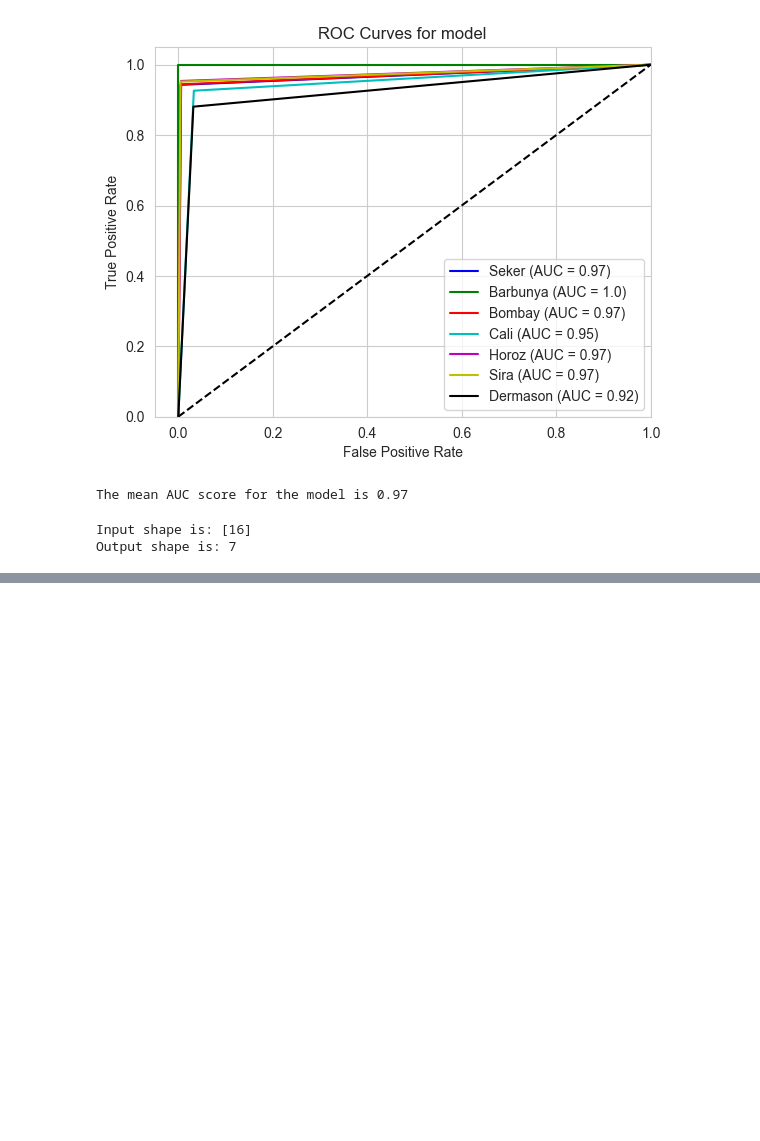
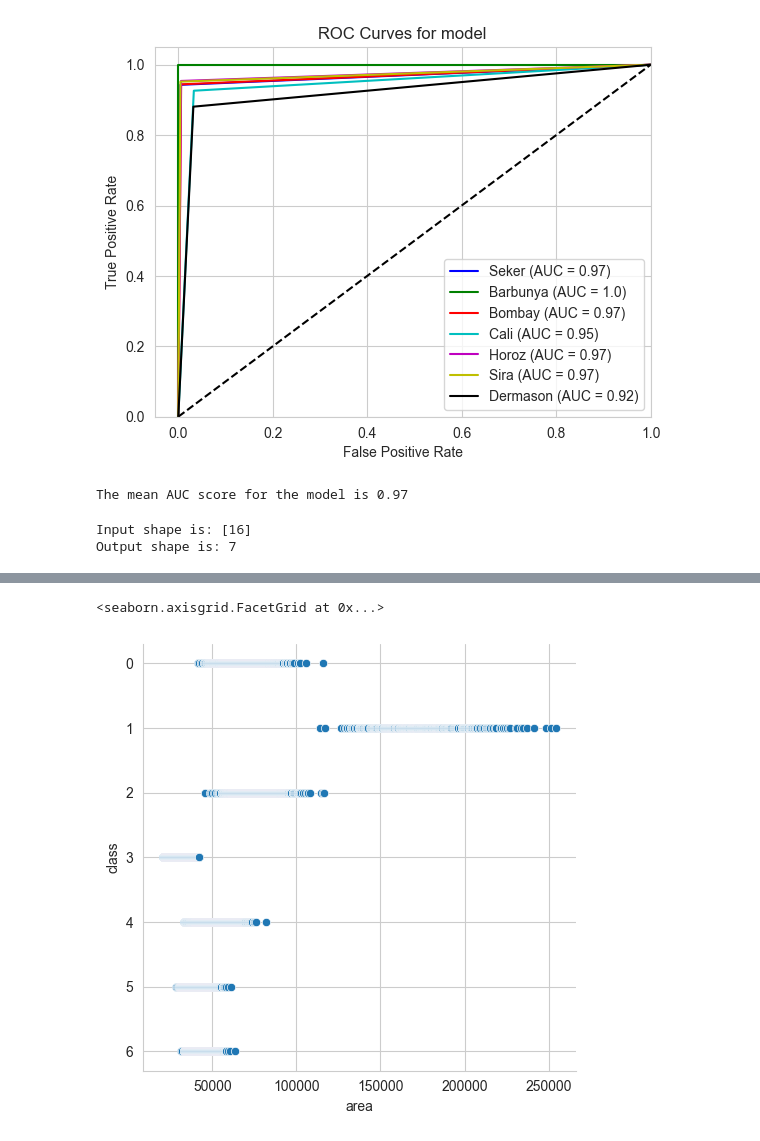
Before and after one commit to lukeeaton/ml_project_repo, a Jupyter notebook: redo_ml_assessment.ipynb, the cells around one changed output, grey strips where cells are left out. Cells and saved outputs as stored; diff of their text form; code cells hidden in the pictures; blank space fills up the shorter version.

```diff
--- a/redo_ml_assessment.ipynb
+++ b/redo_ml_assessment.ipynb
@@ -834,0 +915,5 @@ The mean AUC score for the model is 0.97
+# %%
+sns.relplot(x=X['area'], y=y)
+# %% [output]
+<seaborn.axisgrid.FacetGrid at 0x...>
+[figure, added]
```
Also changed, not shown: parts of 19 cells of this notebook.
